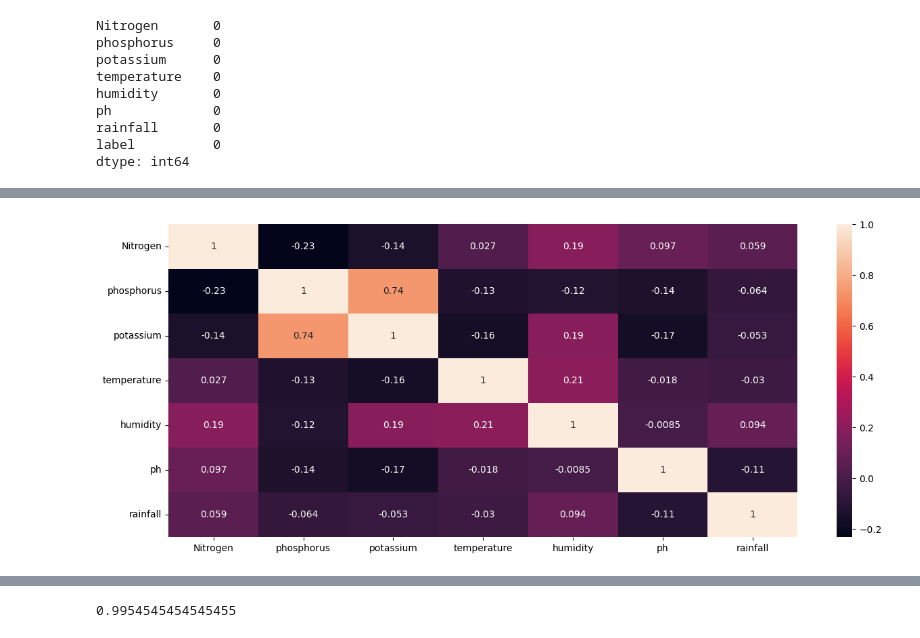
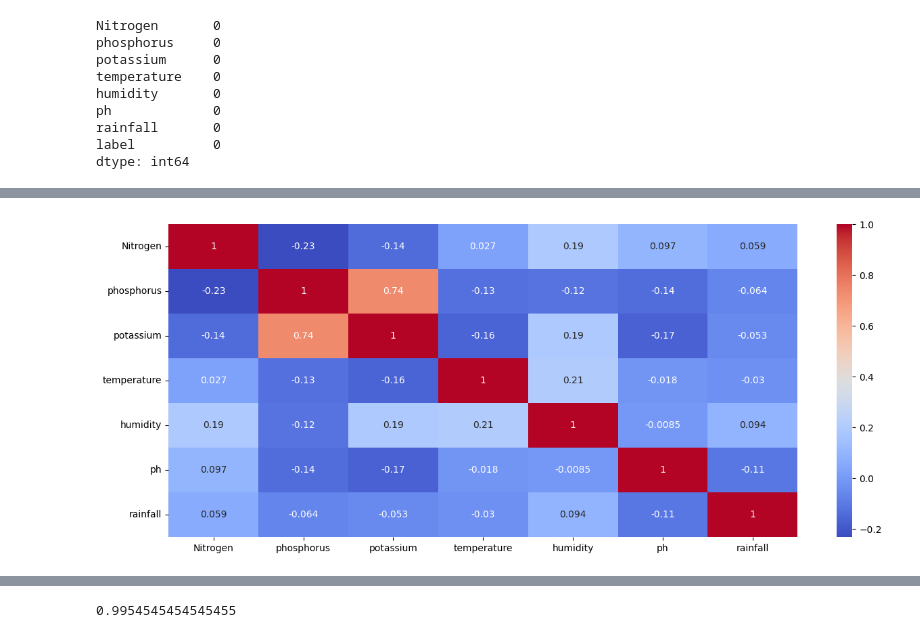
Before and after one commit to Abhijith-Nagarajan/Bayer, a Jupyter notebook: Crop_Recommendation/crop-recommendation.ipynb, the cells around one changed output, grey strips where cells are left out. Cells and saved outputs as stored; diff of their text form; code cells hidden in the pictures.

```diff
--- a/Crop_Recommendation/crop-recommendation.ipynb
+++ b/Crop_Recommendation/crop-recommendation.ipynb
@@ -82,7 +83,7 @@ Name: count, dtype: int64
 correlation_data = df.iloc[:,:-1].corr()
 # %%
 plt.figure(figsize=(15,6))
-sns.heatmap(correlation_data,annot=True)
+sns.heatmap(correlation_data,annot=True,cmap ='coolwarm')
 plt.show()
 # %% [output]
-[figure, old version]
+[figure, new version]
```
Also changed, not shown: parts of 35 cells of this notebook.
